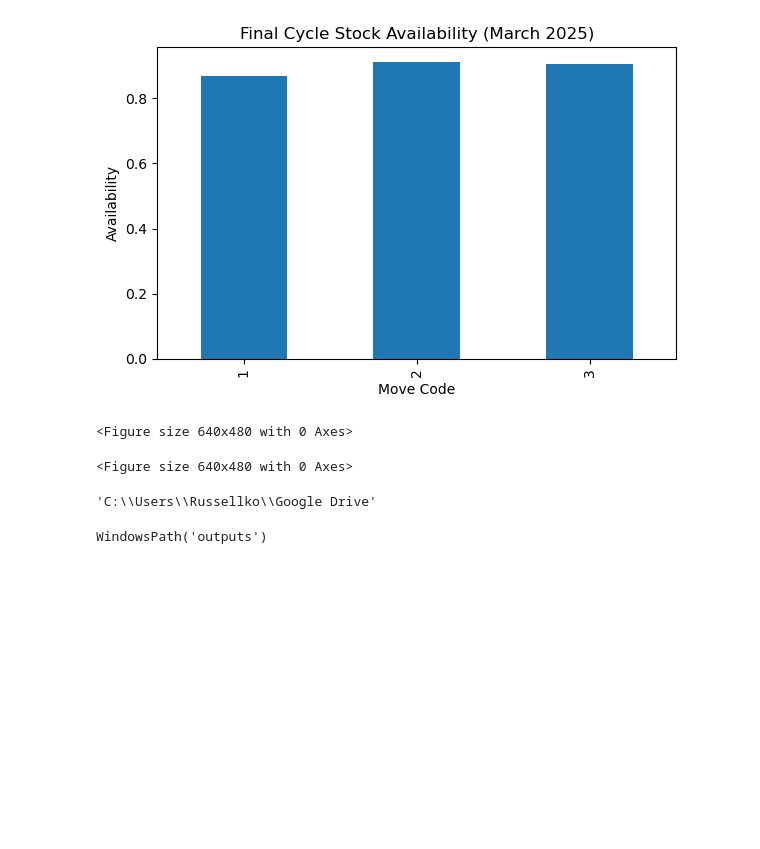
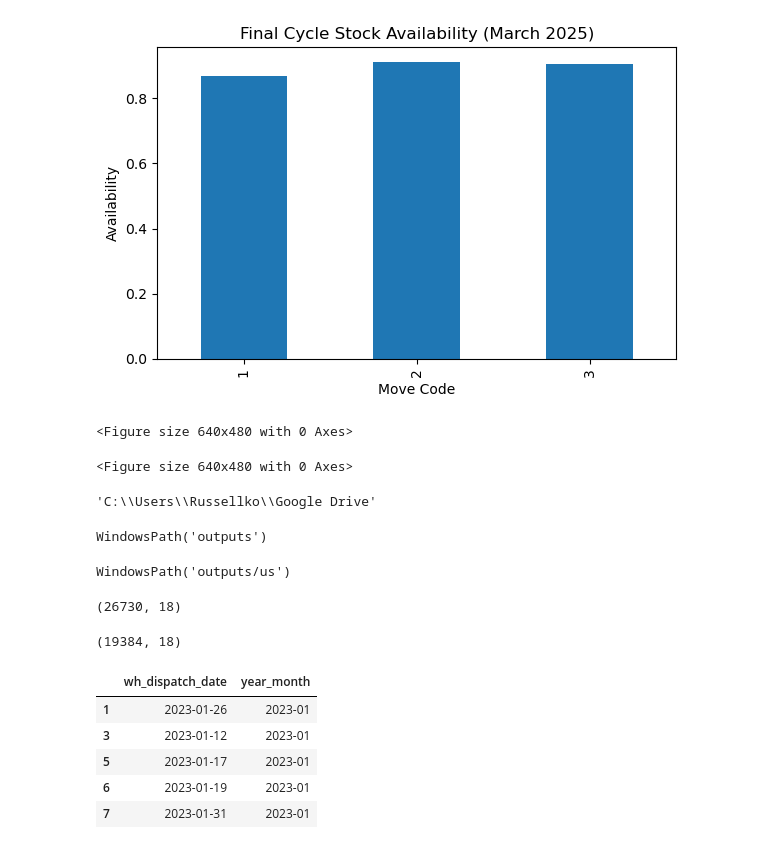
Before and after one commit to rjaus2026-coder/cycle-stock-availability-analysis, a Jupyter notebook: notebooks/US Cycle Stock Review.ipynb, the cells around one changed output. Drawn from its saved outputs; the diff is of its cells as text; code cells hidden in the pictures; blank space fills up the shorter version.

```diff
--- a/notebooks/US Cycle Stock Review.ipynb
+++ b/notebooks/US Cycle Stock Review.ipynb
@@ -475,0 +435,38 @@ plt.close(fig)
+# %%
+from pathlib import Path
+
+OUT_DIR = Path("outputs/us")
+OUT_DIR.mkdir(parents=True, exist_ok=True)
+
+OUT_DIR
+# %% [output]
+WindowsPath('outputs/us')
+# %%
+import pandas as pd
+
+df_us = pd.read_excel(r"C:\Users\Russellko\Google Drive\US_Parts_Sales_Data_202503.xlsx")
+
+df_us.shape
+# %% [output]
+(26730, 18)
+# %%
+analysis_us = df_us[
+    (df_us["wh_dispatch_date"] >= "2023-01-01") &
+    (df_us["wh_dispatch_date"] <= "2025-03-31") &
+    (df_us["move_code"].isin([1, 2, 3]))
+].copy()
+
+analysis_us.shape
+# %% [output]
+(19384, 18)
+# %%
+analysis_us["year_month"] = analysis_us["wh_dispatch_date"].dt.to_period("M").astype(str)
+
+analysis_us[["wh_dispatch_date", "year_month"]].head()
+# %% [output]
+|  | wh_dispatch_date | year_month |
+| 1 | 2023-01-26 | 2023-01 |
+| 3 | 2023-01-12 | 2023-01 |
+| 5 | 2023-01-17 | 2023-01 |
+| 6 | 2023-01-19 | 2023-01 |
+| 7 | 2023-01-31 | 2023-01 |
```
Also changed, not shown: parts of 8 cells of this notebook.
